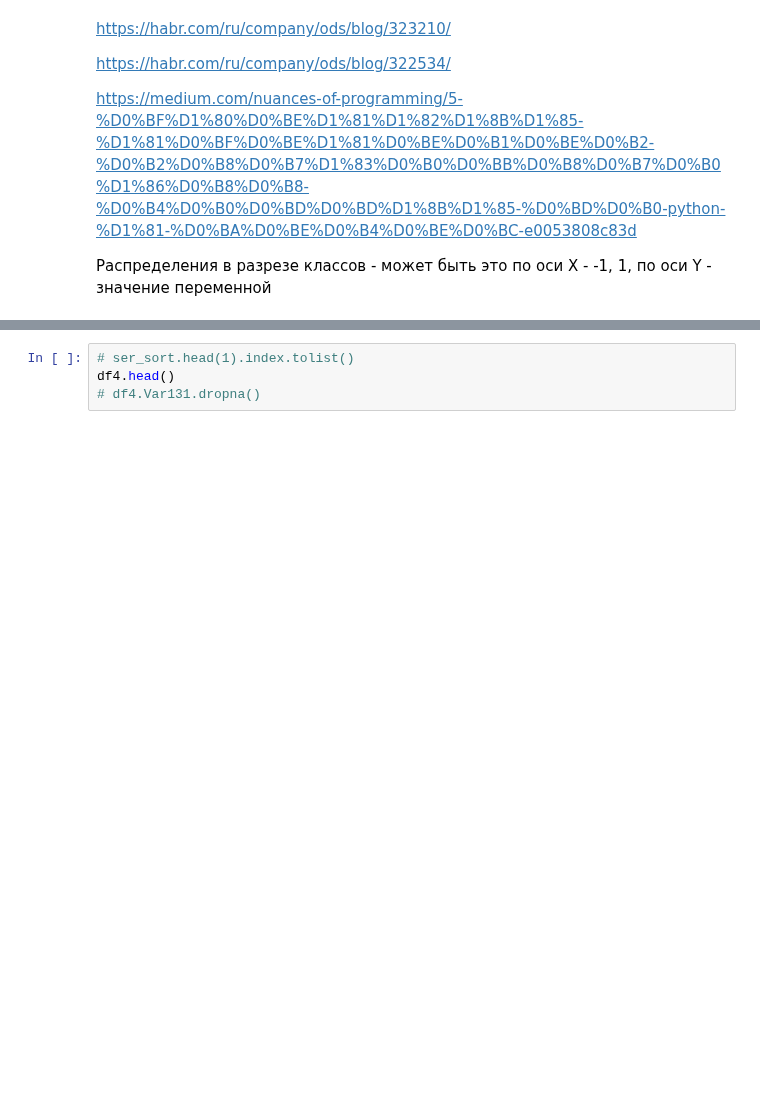
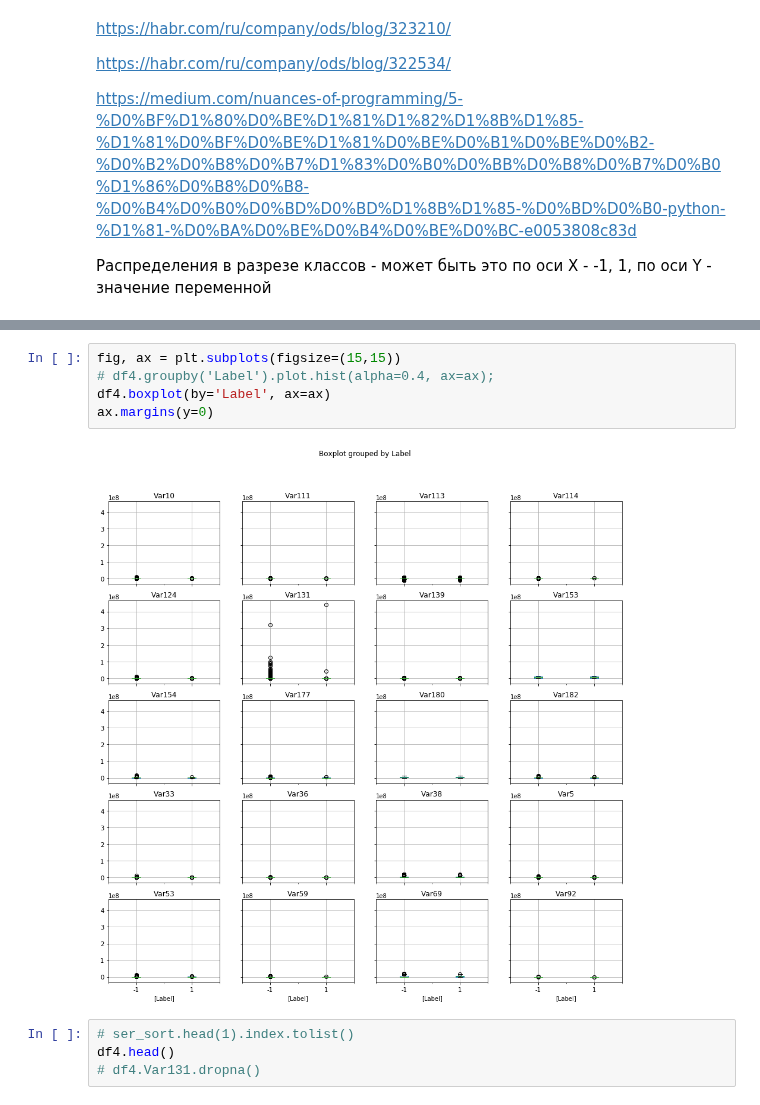
Before and after one commit to dminikorenb/DataLearning, a Jupyter notebook: 2-churn_prediction/dminik6_part2_w1.ipynb, the cells around one changed output, grey strips where cells are left out. Drawn from its saved outputs; the diff is of its cells as text; blank space fills up the shorter version.

```diff
--- a/2-churn_prediction/dminik6_part2_w1.ipynb
+++ b/2-churn_prediction/dminik6_part2_w1.ipynb
@@ -175,3 +193,10 @@ df4 = df_data[ser_sort.head(5).index.tolist() + ['Label']]
+# %%
+fig, ax = plt.subplots(figsize=(15,15))
+# df4.groupby('Label').plot.hist(alpha=0.4, ax=ax);
+df4.boxplot(by='Label', ax=ax)
+ax.margins(y=0)
+# %% [output]
+[figure, added]
 # %%
 # ser_sort.head(1).index.tolist()
 df4.head()
```
Also changed, not shown: parts of 6 cells of this notebook.
